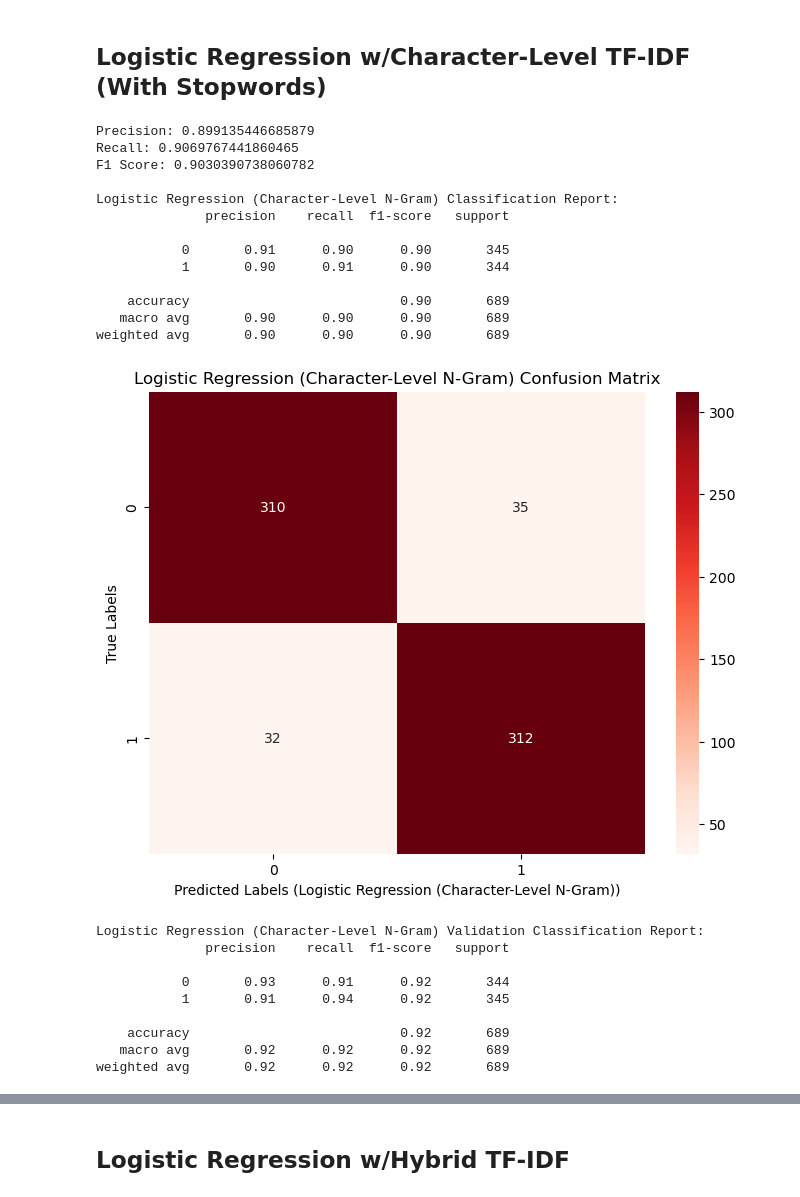
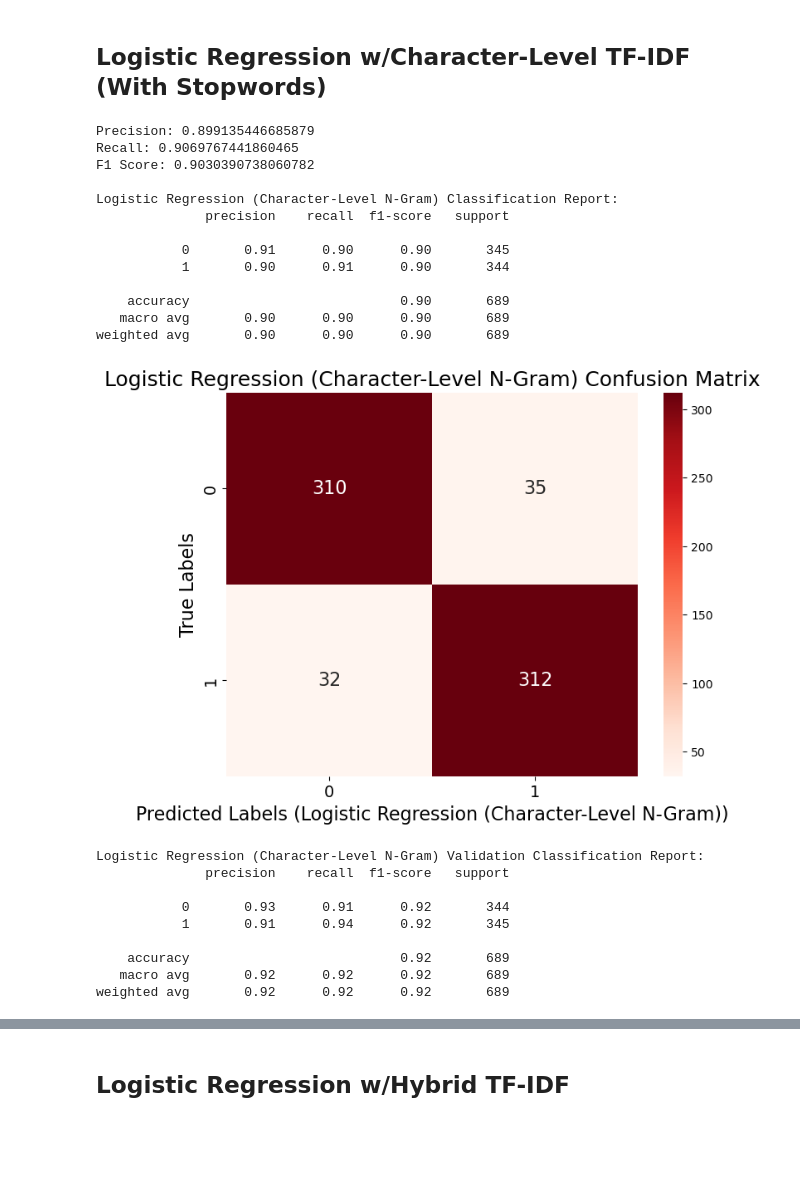
Before and after one commit to rrdu/ECE-580-Project, a Jupyter notebook: 580_Project_New_Data.ipynb, the cells around one changed output, grey strips where cells are left out. Saved outputs shown, nothing was run; the diff lists cells and outputs as text; code cells hidden in the pictures; blank space fills up the shorter version.

Commit message:
Increased confusion matrix font size

```diff
--- a/580_Project_New_Data.ipynb
+++ b/580_Project_New_Data.ipynb
@@ -419,10 +419,12 @@ def model_evaluation(test, pred, name:string):
 
     cm = confusion_matrix(test, pred)
     plt.figure(figsize=(8, 6))
-    sns.heatmap(cm, annot=True, fmt='d', cmap='Reds')
-    plt.xlabel(f'Predicted Labels ({name})')
-    plt.ylabel('True Labels')
-    plt.title(f'{name} Confusion Matrix')
+    sns.heatmap(cm, annot=True, fmt='d', cmap='Reds', annot_kws={"size": 16})
+    plt.xlabel(f'Predicted Labels ({name})', fontsize=16)
+    plt.ylabel('True Labels', fontsize=16)
+    plt.title(f'{name} Confusion Matrix', fontsize=18)
+    plt.xticks(fontsize=14)
+    plt.yticks(fontsize=14)
     plt.show()
 # %% [markdown]
 ## Logistic Regression w/Character-Level TF-IDF (With Stopwords)
@@ -433,37 +435,39 @@ logistic_model.fit(X_train_tfidf, y_train_stopword)
 
 # Make predictions on test set
 lr_y_pred = logistic_model.predict(X_test_tfidf)
 
 # Evaluate model
 model_evaluation(y_test_stopword, lr_y_pred, "Logistic Regression (Character-Level N-Gram)")
 
 # Validation set evaluation
 y_val_pred = logistic_model.predict(X_val_tfidf)
 print("Logistic Regression (Character-Level N-Gram) Validation Classification Report:")
 print(classification_report(y_val_stopword, y_val_pred))
 
 cm_val = confusion_matrix(y_val_stopword, y_val_pred)
 plt.figure(figsize=(8, 6))
-sns.heatmap(cm_val, annot=True, fmt='d', cmap='Greens')
-plt.xlabel('Predicted Labels')
-plt.ylabel('True Labels')
+sns.heatmap(cm_val, annot=True, fmt='d', cmap='Greens', annot_kws={"size": 16})
+plt.xlabel('Predicted Labels', fontsize=16)
+plt.ylabel('True Labels', fontsize=16)
 plt.title('Logistic Regression (Character-Level N-Gram) Validation Confusion Matrix')
+plt.xticks(fontsize=14)
+plt.yticks(fontsize=14)
 plt.show()
 # %% [output]
 Precision: 0.899135446685879
 Recall: 0.9069767441860465
 F1 Score: 0.9030390738060782
 
 Logistic Regression (Character-Level N-Gram) Classification Report:
               precision    recall  f1-score   support
 
            0       0.91      0.90      0.90       345
            1       0.90      0.91      0.90       344
 
     accuracy                           0.90       689
    macro avg       0.90      0.90      0.90       689
 weighted avg       0.90      0.90      0.90       689
-[figure, old version]
+[figure, new version]
 Logistic Regression (Character-Level N-Gram) Validation Classification Report:
               precision    recall  f1-score   support
 
```
Also changed, not shown: parts of 6 cells of this notebook.
